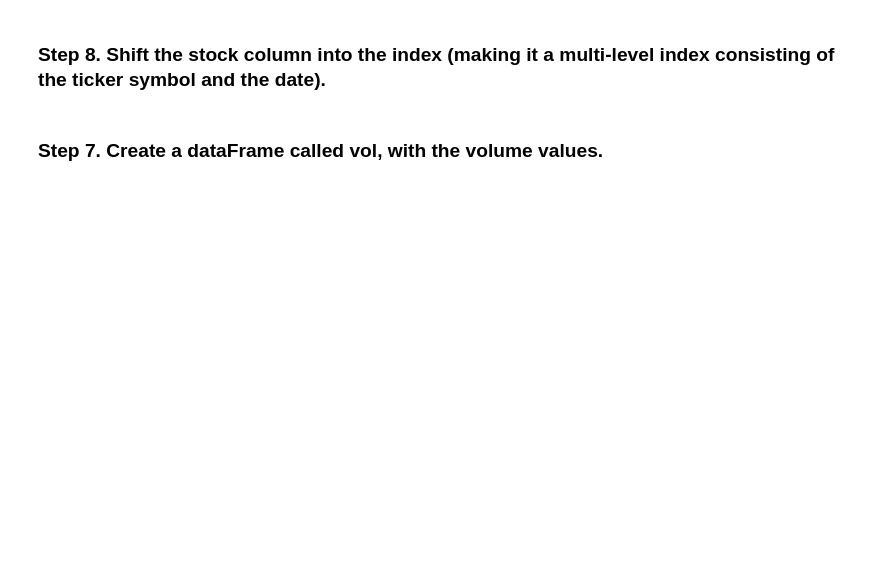
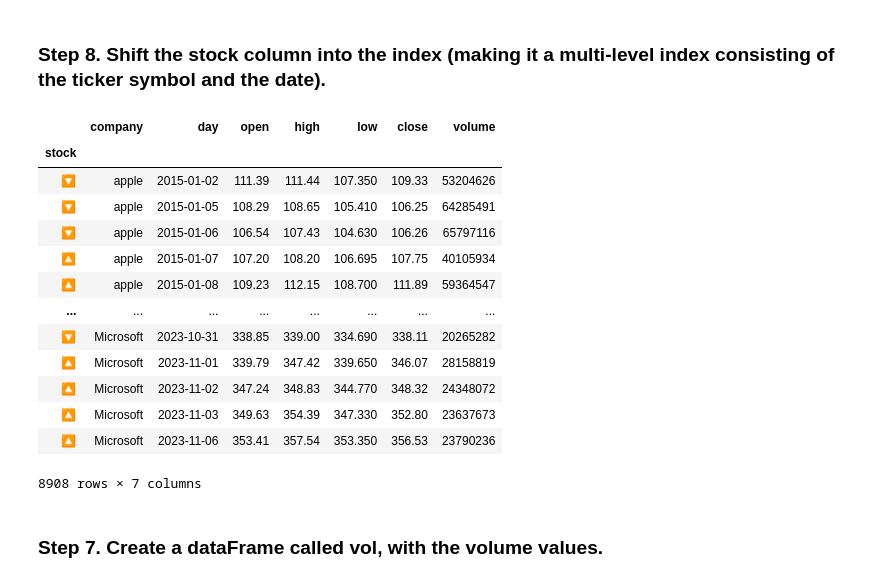
Before and after one commit to drmelezabi/AiCourse_Instant, a Jupyter notebook: Tasks/13_03-10-2023/pandas_exercises/09_Time_Series/Getting_Financial_Data/Exercises.ipynb, the cells around one changed output. Drawn from its saved outputs; the diff is of its cells as text; code cells hidden in the pictures; blank space fills up the shorter version.

```diff
--- a/Tasks/13_03-10-2023/pandas_exercises/09_Time_Series/Getting_Financial_Data/Exercises.ipynb
+++ b/Tasks/13_03-10-2023/pandas_exercises/09_Time_Series/Getting_Financial_Data/Exercises.ipynb
@@ -52,6 +93,3 @@ df_apple.head(10)
 # %%
-df_TSLA = DataReader("TSLA", "av-daily", start=start_date,end=end_date,api_key='NDF3HGNI74EO1EWO')
-df_TSLA.index.name = 'day'
-df_TSLA = df_TSLA.reset_index()
-df_TSLA["stock"] = df_TSLA.apply(lambda day: ticker(day.open, day.close), axis=1)
-print(df_TSLA.head(10))
+df_IBM["stock"] = df_IBM.apply(lambda day: ticker(day.open, day.close), axis=1)
+print(df_IBM.head(10))
@@ -58 +108,3 @@ print(df_TSLA.head(10))
+# %%
+df_MSFT = DataReader("MSFT", "av-daily", start=start_date,end=end_date,api_key='VQHGLOHB0K0378SX')
 # %%
@@ -62,7 +125,3 @@ print(df_IBM.head(10))
-# %%
-df_MSFT = DataReader("MSFT", "av-daily", start=start_date,end=end_date,api_key='NDF3HGNI74EO1EWO')
-df_MSFT["stock"] = df_MSFT.apply(lambda day: ticker(day.open, day.close), axis=1)
-print(df_MSFT.head(10))
 # %% [markdown]
 ### Step 7. Combine the four separate dataFrames into one combined dataFrame df that holds the information for all four stocks
 # %%
@@ -71,9 +144,24 @@ combined
 # %% [markdown]
 ### Step 8. Shift the stock column into the index (making it a multi-level index consisting of the ticker symbol and the date).
-# %%
-# set the index to the stock and date columns
-combined.set_index(['stock'], inplace=True)
-
-combined
+# %%
+combined.index.set_names(['company', 'day'], level=[0, 1], inplace=True)
+combined.reset_index(inplace=True)
+combined.set_index('stock',inplace=True)
+combined
+# %% [output]
+|  | company | day | open | high | low | close | volume |
+| stock |  |  |  |  |  |  |  |
+| 🔽 | apple | 2015-01-02 | 111.39 | 111.44 | 107.350 | 109.33 | 53204626 |
+| 🔽 | apple | 2015-01-05 | 108.29 | 108.65 | 105.410 | 106.25 | 64285491 |
+| 🔽 | apple | 2015-01-06 | 106.54 | 107.43 | 104.630 | 106.26 | 65797116 |
+| 🔼 | apple | 2015-01-07 | 107.20 | 108.20 | 106.695 | 107.75 | 40105934 |
+| 🔼 | apple | 2015-01-08 | 109.23 | 112.15 | 108.700 | 111.89 | 59364547 |
+| ... | ... | ... | ... | ... | ... | ... | ... |
+| 🔽 | Microsoft | 2023-10-31 | 338.85 | 339.00 | 334.690 | 338.11 | 20265282 |
+| 🔼 | Microsoft | 2023-11-01 | 339.79 | 347.42 | 339.650 | 346.07 | 28158819 |
+| 🔼 | Microsoft | 2023-11-02 | 347.24 | 348.83 | 344.770 | 348.32 | 24348072 |
+| 🔼 | Microsoft | 2023-11-03 | 349.63 | 354.39 | 347.330 | 352.80 | 23637673 |
+| 🔼 | Microsoft | 2023-11-06 | 353.41 | 357.54 | 353.350 | 356.53 | 23790236 |
+8908 rows × 7 columns
 # %% [markdown]
 ### Step 7. Create a dataFrame called vol, with the volume values.
```
Also changed, not shown: parts of 14 cells of this notebook.
